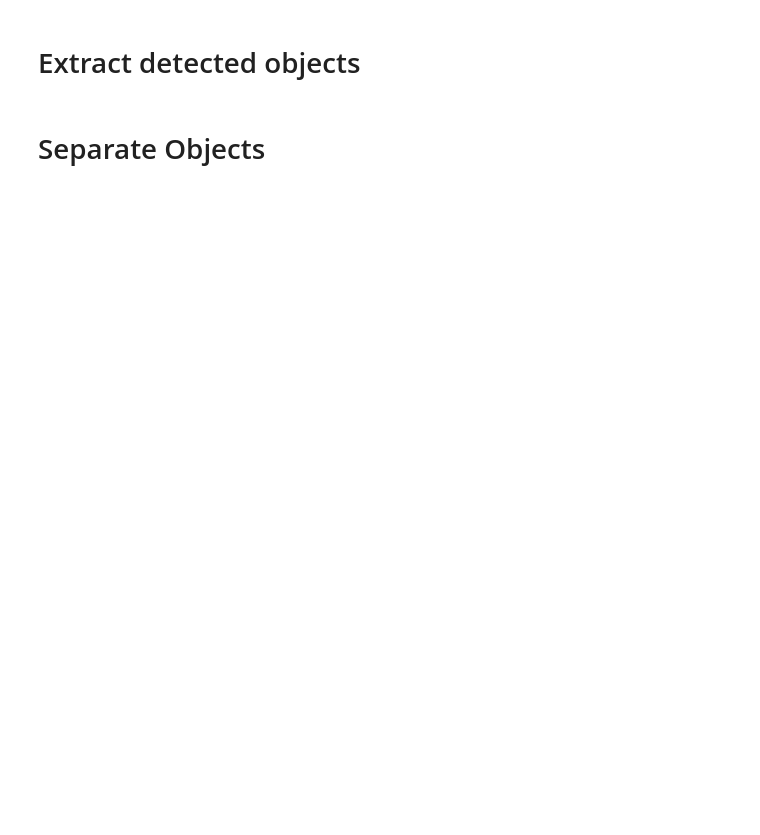
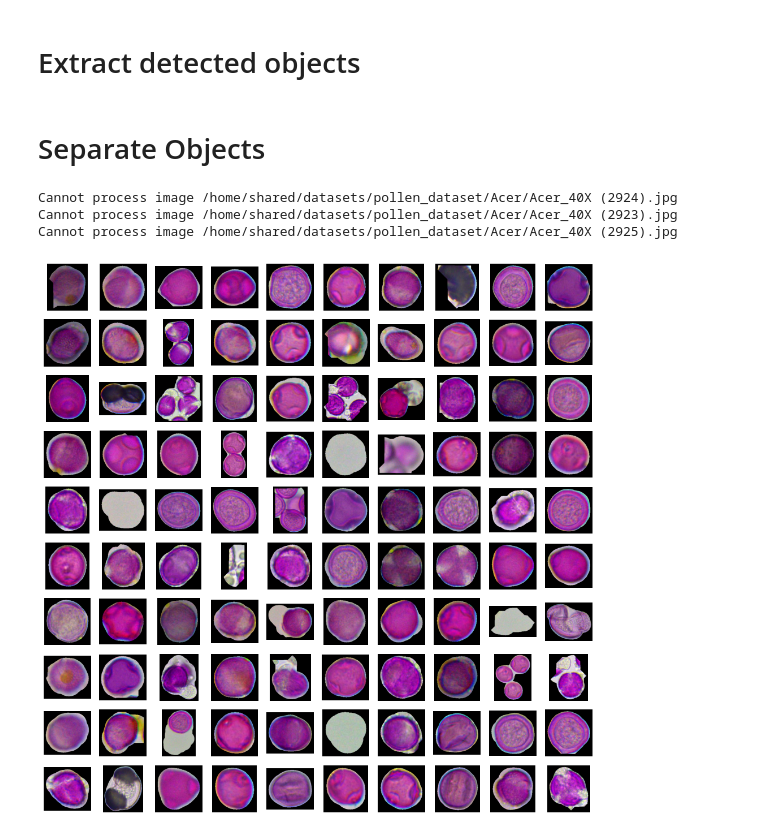
Before and after one commit to Digiratory/Pollen-Analyzer, a Jupyter notebook: Utils/Prepare Single Object Dataset.ipynb, the cells around one changed output. Drawn from its saved outputs; the diff is of its cells as text; code cells hidden in the pictures; blank space fills up the shorter version.

Commit message:
Object extraction pipeline with dataset saving

```diff
--- a/Utils/Prepare Single Object Dataset.ipynb
+++ b/Utils/Prepare Single Object Dataset.ipynb
@@ -29,8 +29,9 @@ from skimage.segmentation import watershed
 from skimage.feature import peak_local_max
 plt.rcParams['figure.figsize'] = [10, 5]
 # %%
-DATASET_ROOT = r"./pollen_dataset/"
-OBJECTS_ROOT_1 = r"./pollen_dataset_stage_1/"
+DATASET_ROOT = r"/home/shared/datasets/pollen_dataset/"
+# OBJECTS_ROOT_1 = r"/home/shared/datasets/pollen_dataset_2024_05_08_objects"
+OBJECTS_ROOT_1 = r"/home/jovyan/pollen_dataset_2024_05_08_objects"
 # %%
 all_images = glob(os.path.join(DATASET_ROOT, "**", "*.jpg"), recursive=True)
 print(f"Total amount of images: {len(all_images)}")
@@ -141,16 +152,18 @@ object_separation_stage(image_rgb, label_image)
-# %%
-for idx, image_path in tqdm(enumerate(all_images)):
-    if idx % 20 == 0:
-        image_rgb = io.imread(image_path)
-        label_image = object_detection_stage(image_rgb)
-        object_separation_stage(image_rgb, label_image)
 # %%
 for imx, path in enumerate(tqdm(all_images)):
     rel_path = os.path.relpath(path, start=DATASET_ROOT)
-    patch_template = os.path.splitext(rel_path)[0] + "_{}.jpg"
+    patch_template = os.path.splitext(rel_path)[0] + "_{}.png"
     patch_template = os.path.join(OBJECTS_ROOT_1, patch_template)
     os.makedirs(os.path.dirname(patch_template), exist_ok=True)
-    # for i, patch in enumerate(object_detection_stage_1(io.imread(path))):
-    #     io.imsave(patch_template.format(i), patch)
-    # if (imx>5):
-    #     break
+    try:
+        image_rgb = io.imread(path)
+        label_image = object_detection_stage(image_rgb)
+        masked_rgb_images = object_separation_stage(image_rgb, label_image)
+        for i, patch in enumerate(masked_rgb_images):
+            io.imsave(patch_template.format(i), patch)
+    except:
+        print(f"Cannot process image {path}")
+# %% [output]
+Cannot process image /home/shared/datasets/pollen_dataset/Acer/Acer_40X (2924).jpg
+Cannot process image /home/shared/datasets/pollen_dataset/Acer/Acer_40X (2923).jpg
+Cannot process image /home/shared/datasets/pollen_dataset/Acer/Acer_40X (2925).jpg
@@ -156,0 +176,15 @@ for imx, path in enumerate(tqdm(all_images)):
+# %%
+import random
+
+all_obj_images = glob(os.path.join(OBJECTS_ROOT_1,  "**", "*.png"), recursive=True)
+all_obj_images = random.sample(all_obj_images, 100)
+fig, axs = plt.subplots(nrows=10, ncols=10, figsize=(10, 10))
+for ax, img_path in zip(axs.flatten(), all_obj_images):
+    image_rgb = io.imread(img_path)
+    ax.imshow(image_rgb)
+    ax.set_axis_off()
+plt.tight_layout()
+plt.savefig("obj_sample.png")
+plt.show()
+# %% [output]
+[figure, added]
```
Also changed, not shown: parts of 4 cells of this notebook.
